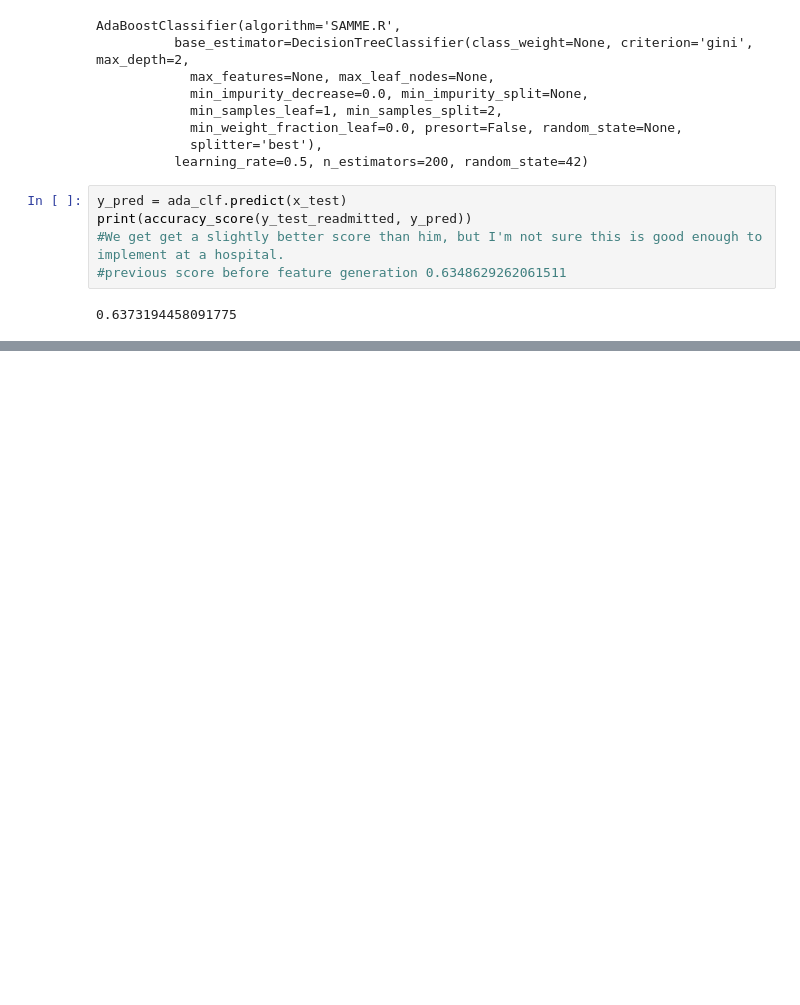
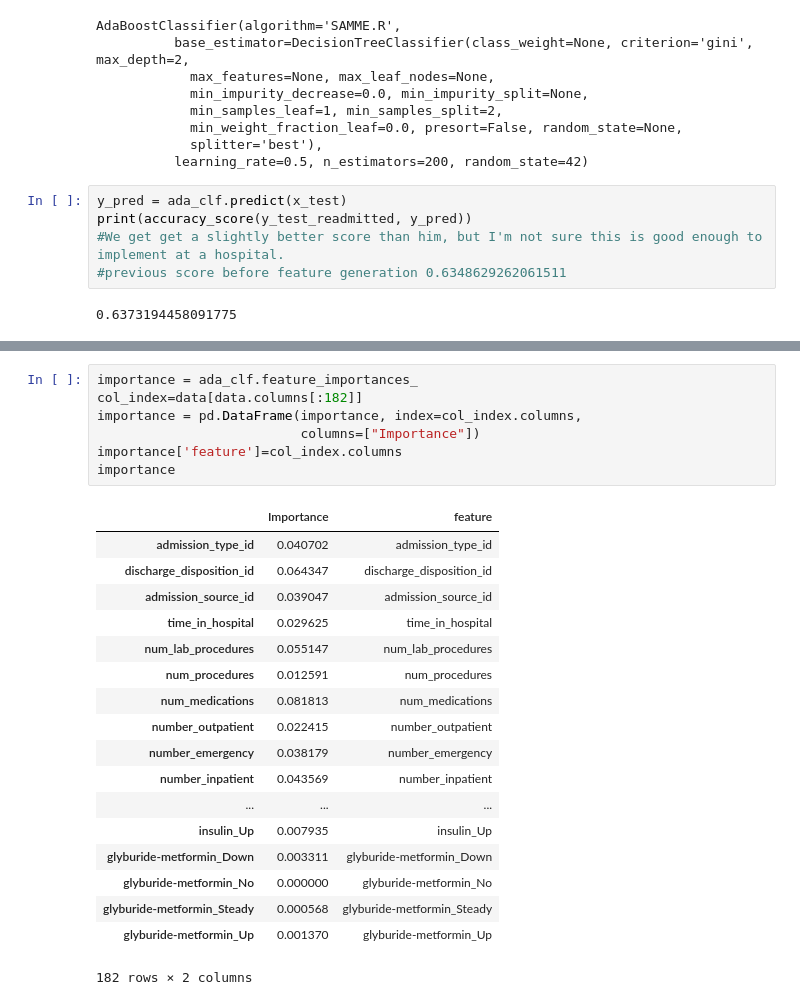
Before and after one commit to tommycon/Diabetes-Readmission-Prediction, a Jupyter notebook: Diabetes Readmission Prediction.ipynb, the cells around one changed output, grey strips where cells are left out. Cells and saved outputs as stored; diff of their text form; blank space fills up the shorter version.

```diff
--- a/Diabetes Readmission Prediction.ipynb
+++ b/Diabetes Readmission Prediction.ipynb
@@ -434,0 +417,26 @@ array([[8051, 2901],
+# %%
+importance = ada_clf.feature_importances_
+col_index=data[data.columns[:182]]
+importance = pd.DataFrame(importance, index=col_index.columns,
+                          columns=["Importance"])
+importance['feature']=col_index.columns
+importance
+# %% [output]
+|  | Importance | feature |
+| admission_type_id | 0.040702 | admission_type_id |
+| discharge_disposition_id | 0.064347 | discharge_disposition_id |
+| admission_source_id | 0.039047 | admission_source_id |
+| time_in_hospital | 0.029625 | time_in_hospital |
+| num_lab_procedures | 0.055147 | num_lab_procedures |
+| num_procedures | 0.012591 | num_procedures |
+| num_medications | 0.081813 | num_medications |
+| number_outpatient | 0.022415 | number_outpatient |
+| number_emergency | 0.038179 | number_emergency |
+| number_inpatient | 0.043569 | number_inpatient |
+| ... | ... | ... |
+| insulin_Up | 0.007935 | insulin_Up |
+| glyburide-metformin_Down | 0.003311 | glyburide-metformin_Down |
+| glyburide-metformin_No | 0.000000 | glyburide-metformin_No |
+| glyburide-metformin_Steady | 0.000568 | glyburide-metformin_Steady |
+| glyburide-metformin_Up | 0.001370 | glyburide-metformin_Up |
+182 rows × 2 columns
```
Also changed, not shown: parts of 25 cells of this notebook.
